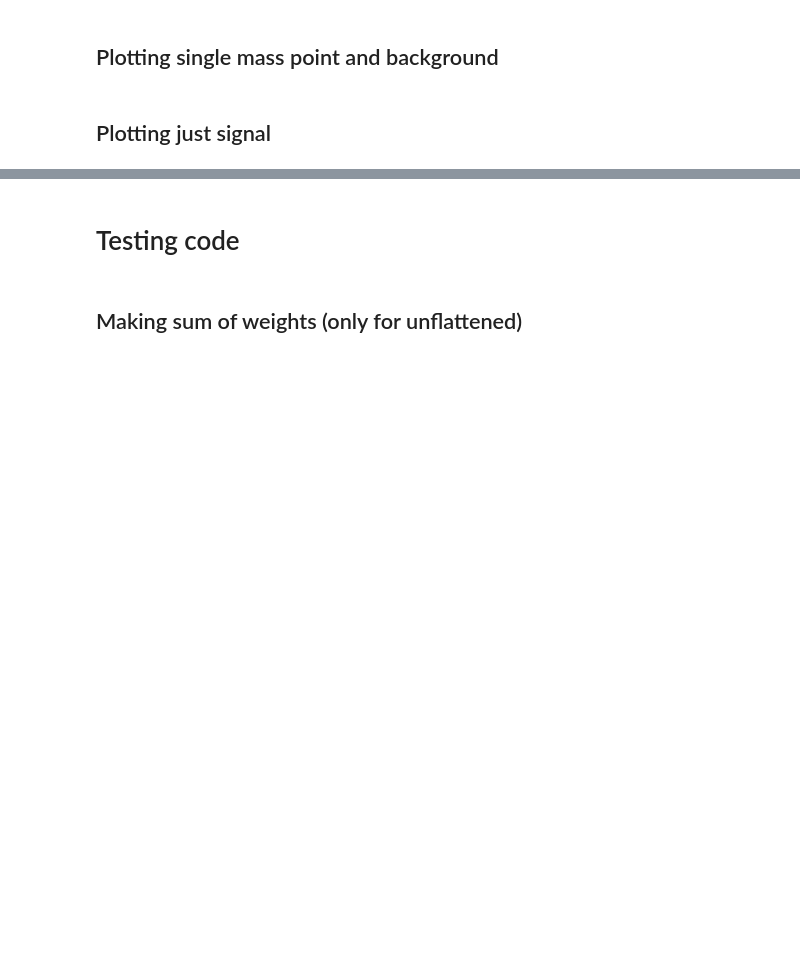
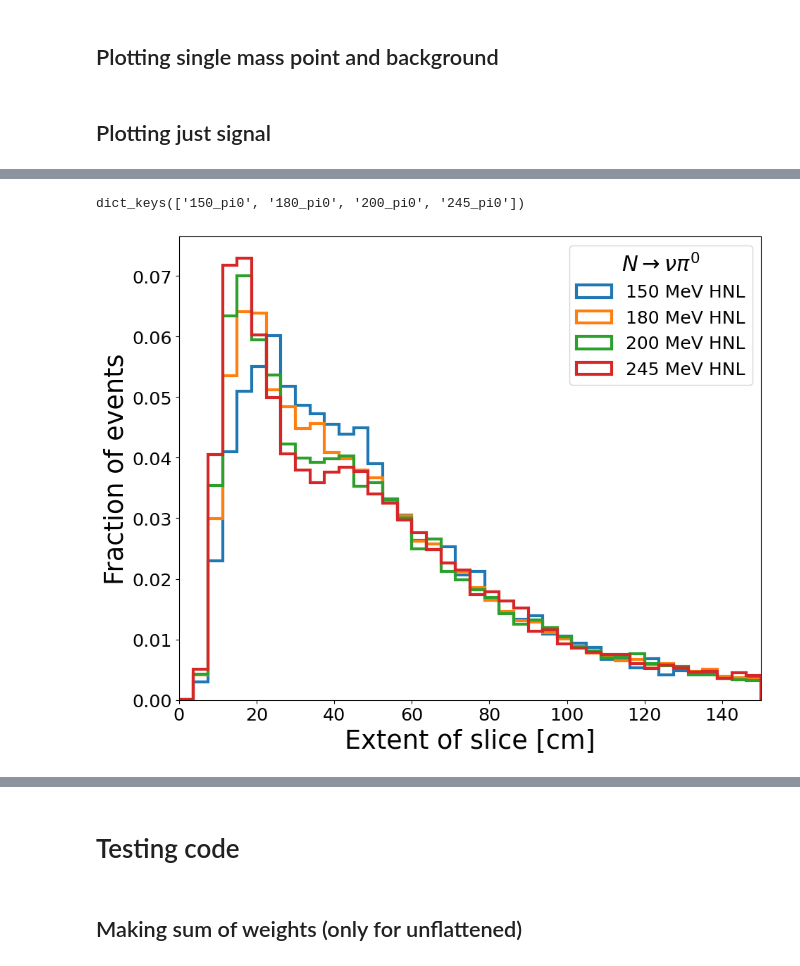
Before and after one commit to dmarsden01/uboone_HNL_analysis, a Jupyter notebook: 2_Preselection_script.ipynb, the cells around one changed output, grey strips where cells are left out. Drawn from its saved outputs; the diff is of its cells as text; code cells hidden in the pictures; blank space fills up the shorter version.

Commit message:
Added code for making reconstructed energy and object size in script 2.

```diff
--- a/2_Preselection_script.ipynb
+++ b/2_Preselection_script.ipynb
@@ -415,0 +424,6 @@ plt.legend()
+# %%
+diagonal_length_slice =  {}
+for signal in sig_plot_dict:
+    diagonal_length_slice[signal] = np.sqrt(delta_x[signal]**2 + delta_y[signal]**2 + delta_z[signal]**2)
+
+print(diagonal_length_slice[signal])
@@ -415,0 +444,21 @@ plt.legend()
+# %%
+length_max_object =  {}
+obj_sig_plot_dict = {}
+object_delta_x, object_delta_y, object_delta_z = {}, {}, {}
+delta_total = {}
+for signal in sig_plot_dict:
+    obj_sig_plot_dict[signal] = samples_dict[signal].copy()
+    object_delta_x[signal] = abs(obj_sig_plot_dict[signal]['trk_sce_start_x_v'] - obj_sig_plot_dict[signal]['trk_sce_end_x_v'])
+    object_delta_y[signal] = abs(obj_sig_plot_dict[signal]['trk_sce_start_y_v'] - obj_sig_plot_dict[signal]['trk_sce_end_y_v'])
+    object_delta_z[signal] = abs(obj_sig_plot_dict[signal]['trk_sce_start_z_v'] - obj_sig_plot_dict[signal]['trk_sce_end_z_v'])
+
+    obj_sig_plot_dict[signal]["obj_x_extent"] = object_delta_x[signal]
+    obj_sig_plot_dict[signal]["obj_y_extent"] = object_delta_y[signal]
+    obj_sig_plot_dict[signal]["obj_z_extent"] = object_delta_z[signal]
+
+    delta_total[signal] = np.sqrt(obj_sig_plot_dict[signal]["obj_x_extent"]**2 + obj_sig_plot_dict[signal]["obj_y_extent"]**2 + obj_sig_plot_dict[signal]["obj_z_extent"]**2)
+
+    obj_sig_plot_dict[signal]["obj_total_extent"] = delta_total[signal]
+
+print(object_delta_x[signal])
+print(delta_total[signal])
@@ -415,0 +506,5 @@ plt.legend()
+# %%
+for signal in sig_plot_dict:
+    sig_plot_dict[signal]["Length_slice"] = diagonal_length_slice[signal]
+
+print(sig_plot_dict[signal].keys())
@@ -415,0 +607,11 @@ plt.legend()
+# %%
+# 'Length_slice','Length_x', 'Length_y', 'Length_z'
+variable="Length_slice"
+
+print(sig_plot_dict.keys())
+
+Plot_variable_signal(variable, HNL_samples_dict=sig_plot_dict, xlabel="Extent of slice [cm]", xlims=[0,150], bins=40, figsize=[10,8], dpi=100, xticks=[],
+                         density=False,legloc="best",logy = False, cutline = None, savefig=True, filename=None, plot_entries=False,fraction=True)
+# %% [output]
+dict_keys(['150_pi0', '180_pi0', '200_pi0', '245_pi0'])
+[figure, added]
```
Also changed, not shown: parts of 15 cells of this notebook, 4 other files.
